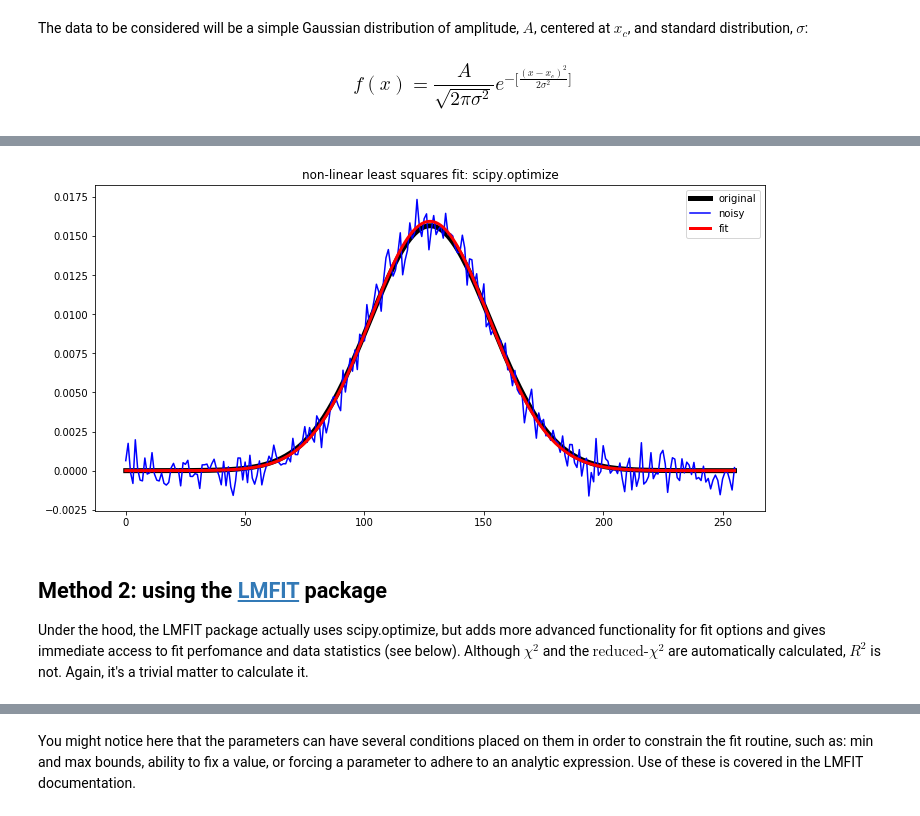
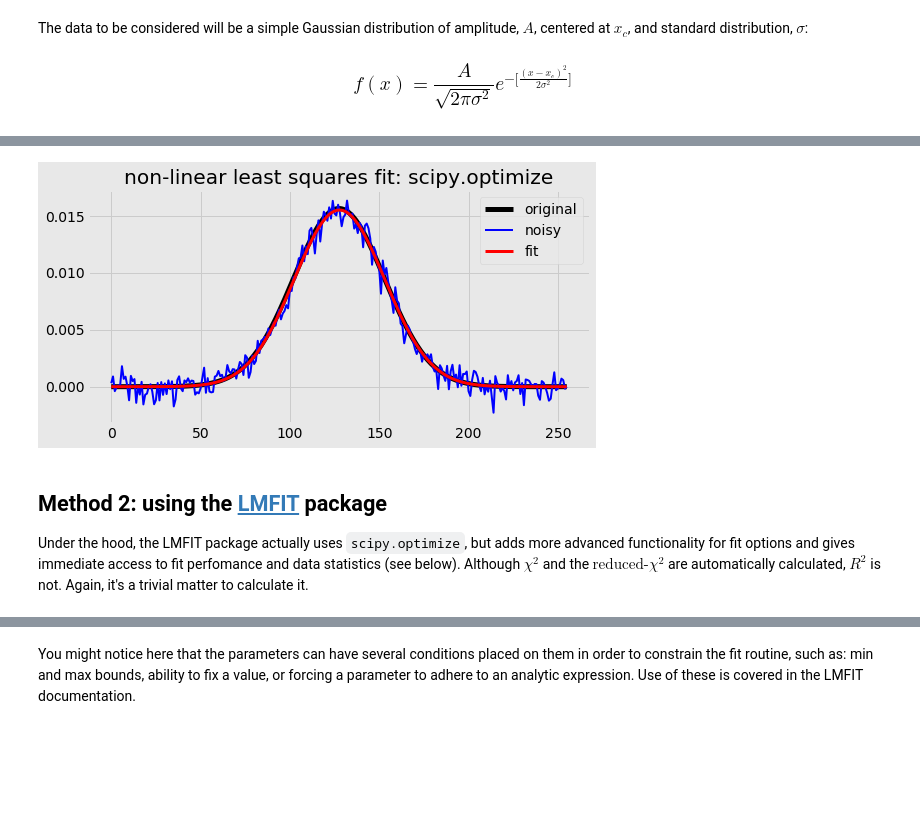
Before and after one commit to kippvs/nonlinear-least-squares-fitting, a Jupyter notebook: nonlinear-least-squares-fitting.ipynb, the cells around one changed output, grey strips where cells are left out. Drawn from its saved outputs; the diff is of its cells as text; code cells hidden in the pictures; blank space fills up the shorter version.

```diff
--- a/nonlinear-least-squares-fitting.ipynb
+++ b/nonlinear-least-squares-fitting.ipynb
@@ -18,6 +20,10 @@ from lmfit import Model
 
 %matplotlib inline
 import matplotlib.pyplot as plt
+plt.style.use('fivethirtyeight')
+plt.rcParams['axes.facecolor'] = '#e8e8e8'
+plt.rcParams['axes.edgecolor'] = '#e8e8e8'
+plt.rcParams['figure.facecolor'] = '#e8e8e8'
 # %% [markdown]
 The data to be considered will be a simple Gaussian distribution of amplitude, $A$, centered at $x_c$, and standard distribution, $\sigma$:
 ### $$ f(x) = \frac{A}{\sqrt{2\pi\sigma^2}} e^{-\big[\frac{(x-x_c)^2}{2\sigma^2}\big]} $$
@@ -77,20 +83,20 @@ Fit Sigma:     25.0297906895 ± 0.252050155051
 # %%
 # plotting shizzle
-plt.figure(figsize=(12,6))
+plt.figure(figsize=(8,4))
 
 plt.plot(x, data, linewidth=5, color='k', label='original')
-plt.plot(x, noise, color='b', label='noisy')
+plt.plot(x, noise, linewidth=2, color='b', label='noisy')
 plt.plot(x, gaussian(x, *fit_params), linewidth=3, color='r', label='fit')
 
 plt.title('non-linear least squares fit: scipy.optimize')
 plt.legend()
 plt.show()
 # %% [output]
-[figure, old version]
+[figure, new version]
 # %% [markdown]
 ## Method 2: using the [LMFIT](https://lmfit.github.io/lmfit-py/model.html) package
 
-Under the hood, the LMFIT package actually uses scipy.optimize, but adds more advanced functionality for fit options and gives immediate access to fit perfomance and data statistics (see below). Although $\chi^2$ and the $\text{reduced-}\chi^2$ are automatically calculated, $R^2$ is not. Again, it's a trivial matter to calculate it.
+Under the hood, the LMFIT package actually uses `scipy.optimize`, but adds more advanced functionality for fit options and gives immediate access to fit perfomance and data statistics (see below). Although $\chi^2$ and the $\text{reduced-}\chi^2$ are automatically calculated, $R^2$ is not. Again, it's a trivial matter to calculate it.
 # %%
 # tell LMFIT what fn you want to fit, then fit, starting iteration with guess values
 lmfit_model = Model(gaussian)
```
Also changed, not shown: parts of 29 cells of this notebook.
